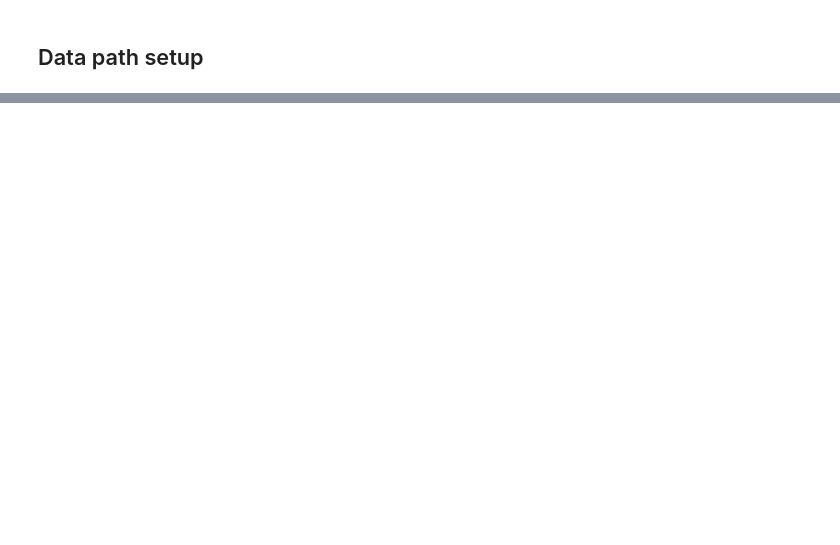
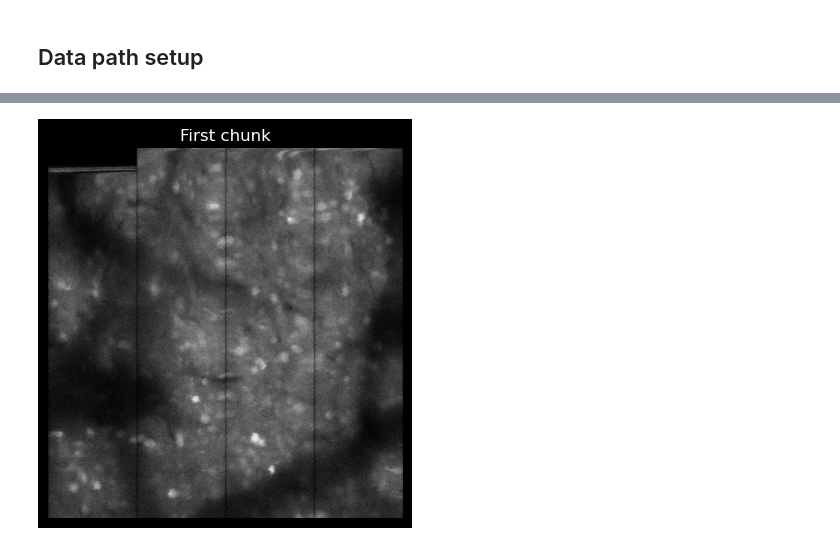
Before and after one commit to MillerBrainObservatory/scanreader, a Jupyter notebook: docs/demo_reader.ipynb, the cells around one changed output, grey strips where cells are left out. Saved outputs shown, nothing was run; the diff lists cells and outputs as text; code cells hidden in the pictures; blank space fills up the shorter version.

```diff
--- a/docs/demo_reader.ipynb
+++ b/docs/demo_reader.ipynb
@@ -52,0 +47,23 @@ arr
+# %%
+fig, ax0 = plt.subplots(nrows=1, ncols=1)
+ax0.imshow(z_plane_1[0,0,:,:], cmap='gray')
+# ax1.imshow(z_plane_1[0,0,:,1], cmap='gray')
+# ax2.imshow(z_plane_1[0,0,:,2], cmap='gray')
+# ax3.imshow(z_plane_1[0,0,:,3], cmap='gray')
+
+# Subplot headings
+ax0.set_title('First chunk')
+# ax1.set_title('Second chunk')
+# ax2.set_title('Thurd chunk')
+# ax3.set_title('Fourth chunk')
+
+# Don't display axes
+ax0.axis('off')
+# ax1.axis('off')
+# ax2.axis('off')
+# ax3.axis('off')
+
+# Display images
+plt.show(fig)
+# %% [output]
+[figure, added]
```
Also changed, not shown: parts of 9 cells of this notebook, 1 other file.
